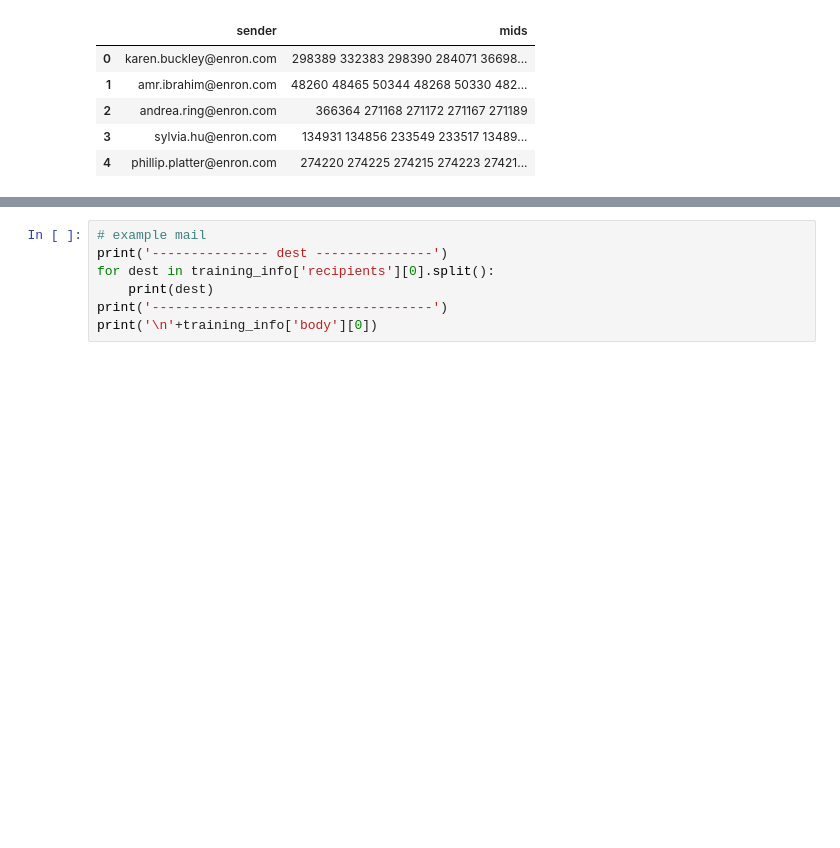
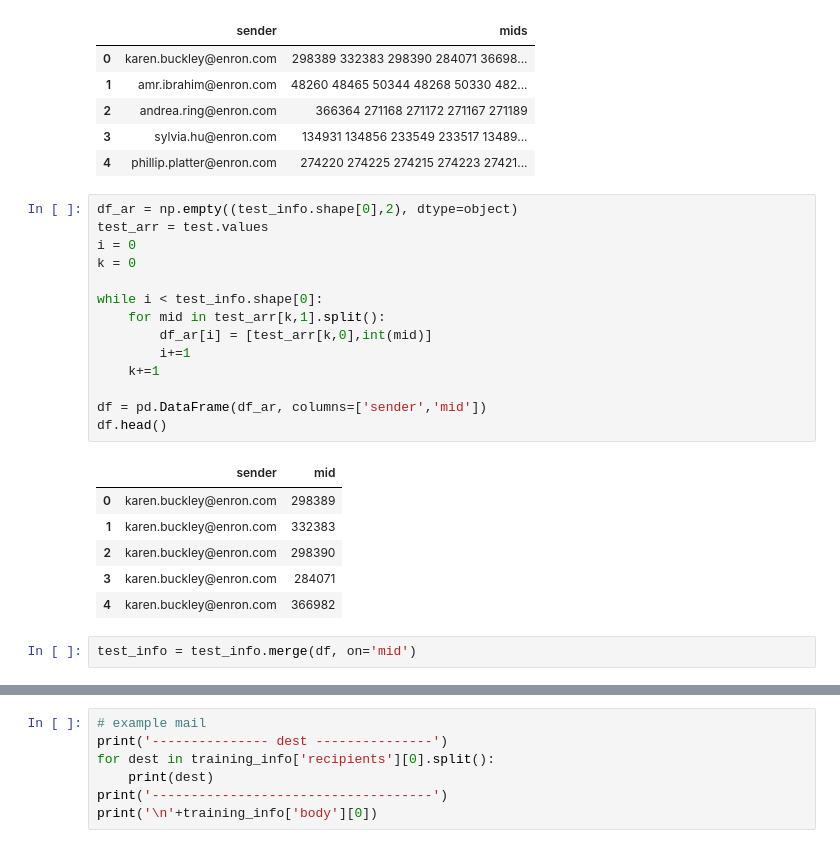
Before and after one commit to GRichard513/Mail_Recipients, a Jupyter notebook: Email_recipient_recommandation.ipynb, the cells around one changed output, grey strips where cells are left out. Cells and saved outputs as stored; diff of their text form; blank space fills up the shorter version.

```diff
--- a/Email_recipient_recommandation.ipynb
+++ b/Email_recipient_recommandation.ipynb
@@ -273,6 +273,29 @@ test.head()
 | 2 | andrea.ring@enron.com | 366364 271168 271172 271167 271189 |
 | 3 | sylvia.hu@enron.com | 134931 134856 233549 233517 13489... |
 | 4 | phillip.platter@enron.com | 274220 274225 274215 274223 27421... |
+# %%
+df_ar = np.empty((test_info.shape[0],2), dtype=object)
+test_arr = test.values
+i = 0
+k = 0
+
+while i < test_info.shape[0]:
+    for mid in test_arr[k,1].split():
+        df_ar[i] = [test_arr[k,0],int(mid)]
+        i+=1
+    k+=1
+
+df = pd.DataFrame(df_ar, columns=['sender','mid'])
+df.head()
+# %% [output]
+|  | sender | mid |
+| 0 | karen.buckley@enron.com | 298389 |
+| 1 | karen.buckley@enron.com | 332383 |
+| 2 | karen.buckley@enron.com | 298390 |
+| 3 | karen.buckley@enron.com | 284071 |
+| 4 | karen.buckley@enron.com | 366982 |
+# %%
+test_info = test_info.merge(df, on='mid')
 # %%
 test_info.head()
 # test_info : each row contains the ID ('mid'), date, and body of an email from the test set.
```
Also changed, not shown: parts of 18 cells of this notebook.
